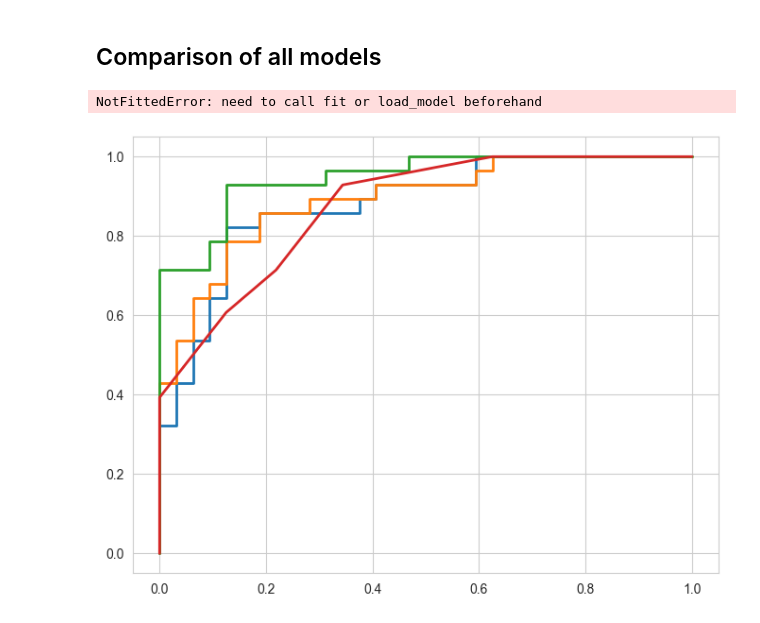
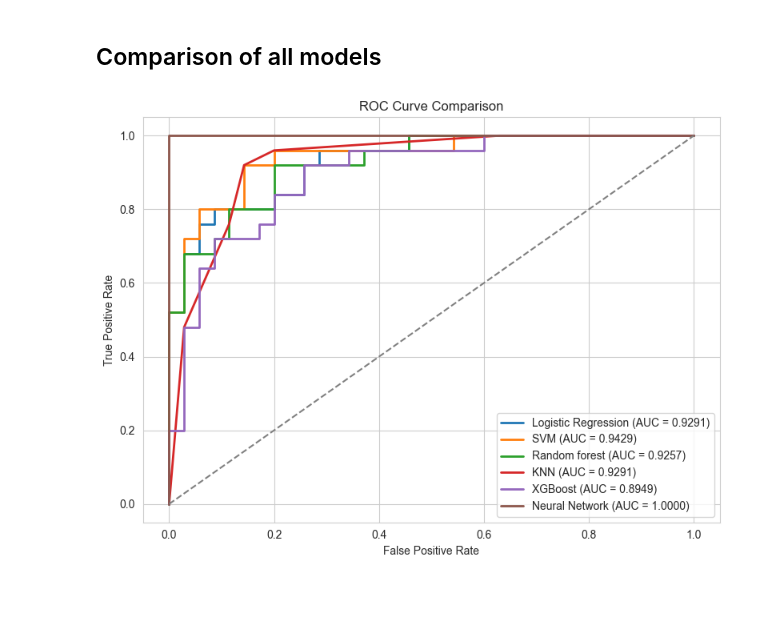
Before and after one commit to hjf11/Heart-Disease-Cleveland-UCI-Classification, a Jupyter notebook: Heart_Disease_Classification.ipynb, the cells around one changed output. Cells and saved outputs as stored; diff of their text form; code cells hidden in the pictures; blank space fills up the shorter version.

Commit message:
Print of roc curves for all models

```diff
--- a/Heart_Disease_Classification.ipynb
+++ b/Heart_Disease_Classification.ipynb
@@ -255,3 +254,7 @@ Best C from GridSearchCV: 1
+# %%
+best_log_reg = LogisticRegression(C=1, max_iter=300)
+best_log_reg.fit(X_train_shuffle, y_train_shuffle)
+best_models.append(best_log_reg)
 # %% [markdown]
 ### Metrics (Classification Report, Confusion Matrix and ROC Curve)
 # %%
@@ -314,7 +316,7 @@ Best Parameters: {'C': 1, 'gamma': 'auto', 'kernel': 'rbf'}
 # %%
-# best_svm = SVC(C=1, kernel='rbf', gamma='scale', probability=True)
-# best_svm.fit(X_train, y_train)
-# best_models.append(best_svm)
+best_svm = SVC(C=1, kernel='rbf', gamma='scale', probability=True)
+best_svm.fit(X_train_shuffle, y_train_shuffle)
+best_models.append(best_svm)
 # %% [markdown]
 ### Metrics (Classification Report, Confusion Matrix and ROC Curve)
 # %%
@@ -443,7 +446,7 @@ Best Parameters: {'algorithm': 'auto', 'metric': 'manhattan', 'n_neighbors': 5,
 # %%
-# best_knn = KNeighborsClassifier(n_neighbors=5, weights='uniform', metric='manhattan', p=1)
-# best_knn.fit(X_train_shuffle, y_train_shuffle)
-# best_models.append(best_knn)
+best_knn = KNeighborsClassifier(n_neighbors=5, weights='uniform', metric='manhattan', p=1)
+best_knn.fit(X_train_shuffle, y_train_shuffle)
+best_models.append(best_knn)
 # %% [markdown]
 ### Metrics (Classification Report, Confusion Matrix and ROC Curve)
 # %%
@@ -702,3 +680,7 @@ KeyboardInterrupt:
+# %%
+best_nn = build_model(lr=0.001, l2_lambda=0.01)
+best_nn.fit(X_test_shuffle, y_test_shuffle, batch_size=8, epochs=200, verbose=0)
+best_models.append(best_nn)
 # %% [markdown]
 ### Metrics (Classification Report, Confusion Matrix and ROC Curve)
 # %%
@@ -745,7 +743,6 @@ weighted avg       0.85      0.85      0.85        60
 # %% [markdown]
 ## Comparison of all models
 # %%
-plot_roc_curves(best_models, model_names, X_test, y_test)
+plot_roc_curves(best_models, model_names, X_test_shuffle, y_test_shuffle)
 # %% [output]
-NotFittedError: need to call fit or load_model beforehand
-[figure, old version]
+[figure, new version]
```
Also changed, not shown: parts of 20 cells of this notebook, 1 other file.
